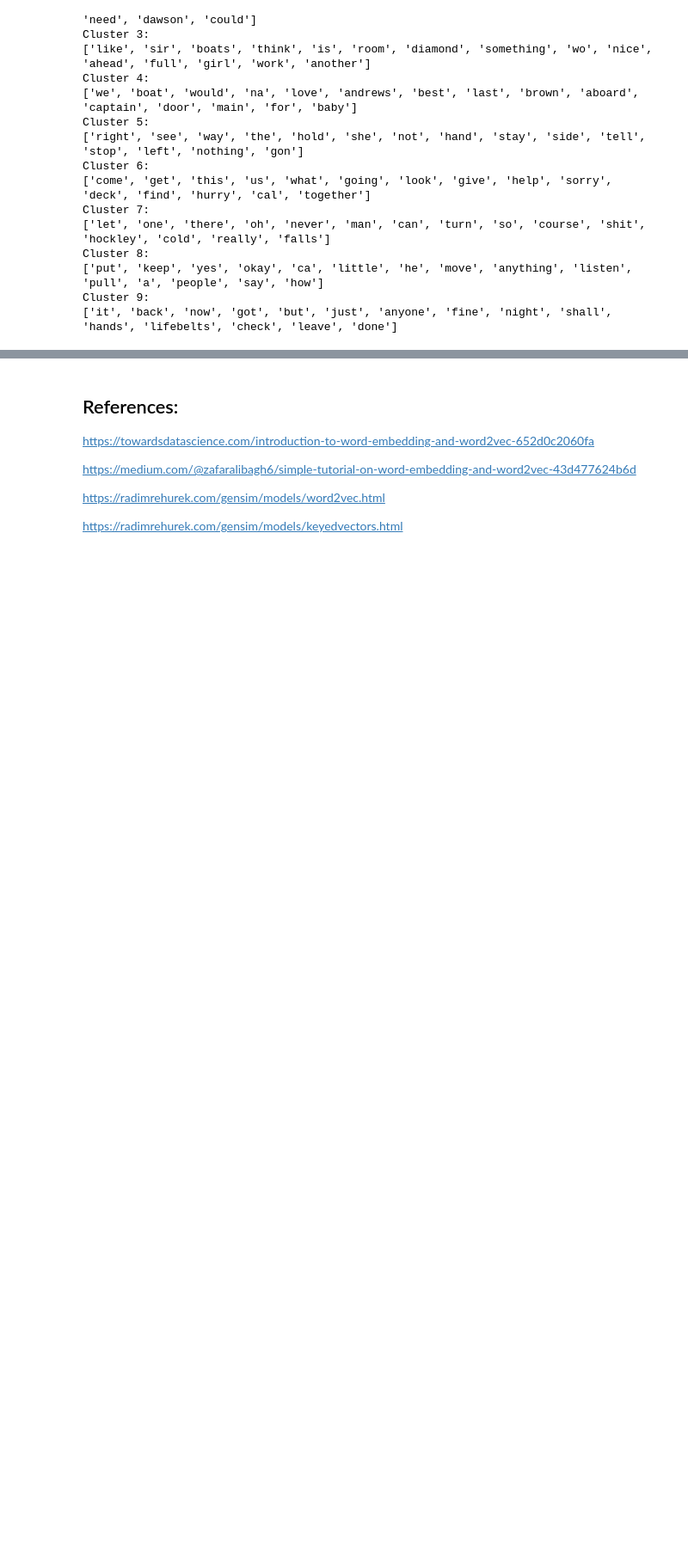
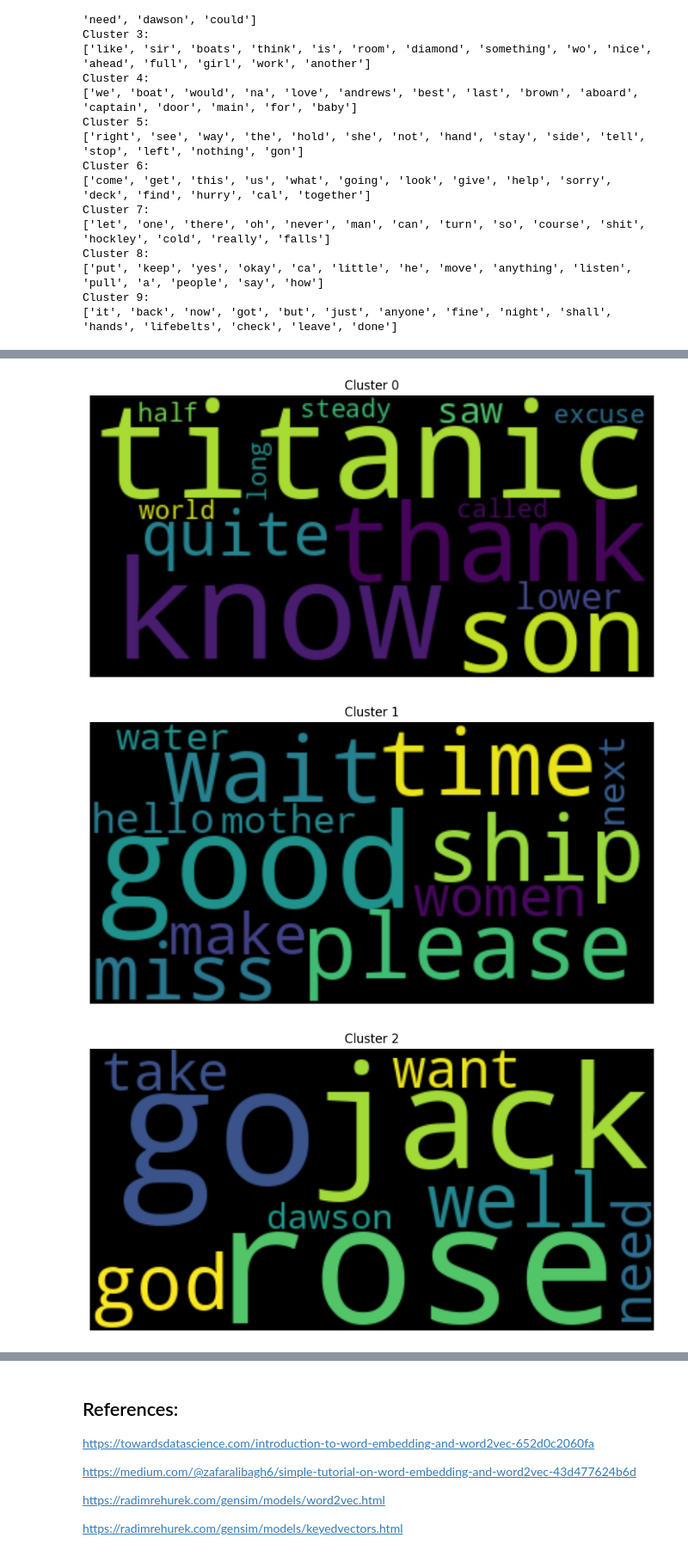
Before and after one commit to waydant/Tutorial-on-word2vec-embedding, a Jupyter notebook: word2vec_embedding.ipynb, the cells around one changed output, grey strips where cells are left out. Shown at 86% size. Saved outputs shown, nothing was run; the diff lists cells and outputs as text; code cells hidden in the pictures; blank space fills up the shorter version.

```diff
--- a/word2vec_embedding.ipynb
+++ b/word2vec_embedding.ipynb
@@ -506,0 +553,10 @@ Justification:
+# %%
+# Case V_100_K_10_seed_23
+num_clusters = 10
+cluster_labels = clustering(model, num_clusters, seed=23)
+clusters = get_top_words_per_cluster(num_clusters, cluster_labels, model)
+visualize_clusters_wordcloud(clusters)
+# %% [output]
+[figure, added]
+[figure, added]
+[figure, added]
```
Also changed, not shown: parts of 28 cells of this notebook.
